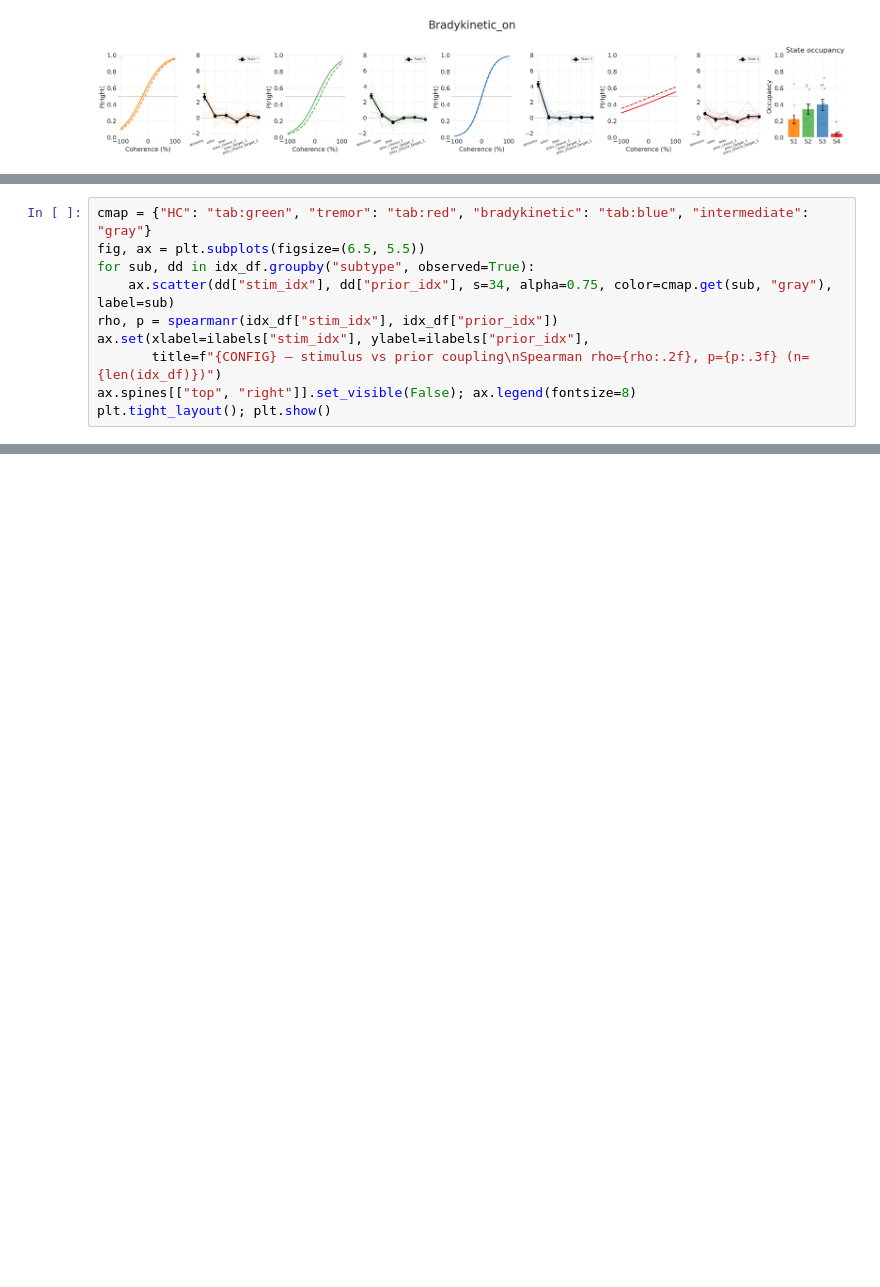
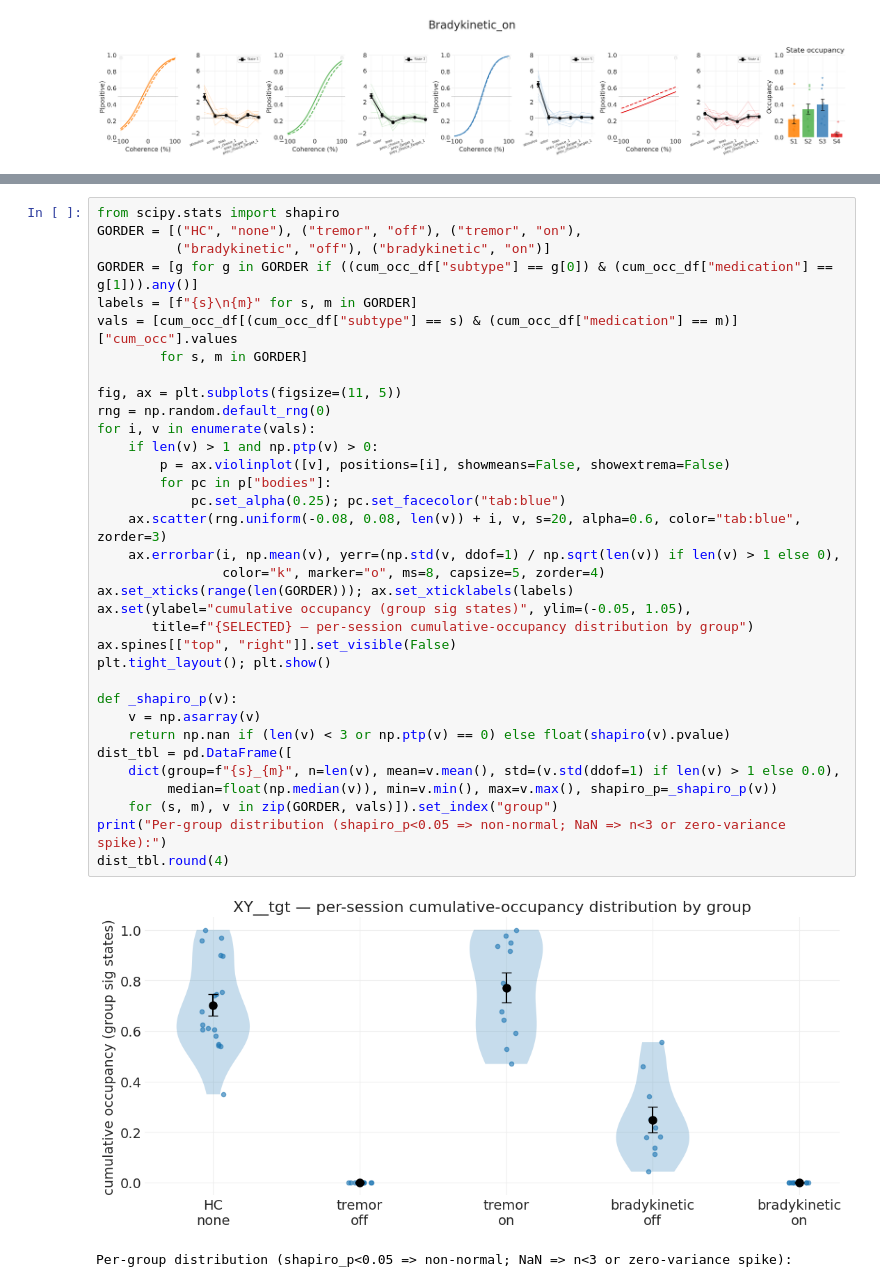
Before and after one commit to vaibrainium/bayesian-priors-in-pd-subtype, a Jupyter notebook: notebooks/6.02-gglm-hmm-shared-selected-model-stats.ipynb, the cells around one changed output, grey strips where cells are left out. Drawn from its saved outputs; the diff is of its cells as text; blank space fills up the shorter version.

```diff
--- a/notebooks/6.02-gglm-hmm-shared-selected-model-stats.ipynb
+++ b/notebooks/6.02-gglm-hmm-shared-selected-model-stats.ipynb
@@ -642,10 +331,0 @@ plt.tight_layout(); plt.show()
-# %%
-cmap = {"HC": "tab:green", "tremor": "tab:red", "bradykinetic": "tab:blue", "intermediate": "gray"}
-fig, ax = plt.subplots(figsize=(6.5, 5.5))
-for sub, dd in idx_df.groupby("subtype", observed=True):
-    ax.scatter(dd["stim_idx"], dd["prior_idx"], s=34, alpha=0.75, color=cmap.get(sub, "gray"), label=sub)
-rho, p = spearmanr(idx_df["stim_idx"], idx_df["prior_idx"])
-ax.set(xlabel=ilabels["stim_idx"], ylabel=ilabels["prior_idx"],
-       title=f"{CONFIG} — stimulus vs prior coupling\nSpearman rho={rho:.2f}, p={p:.3f} (n={len(idx_df)})")
-ax.spines[["top", "right"]].set_visible(False); ax.legend(fontsize=8)
-plt.tight_layout(); plt.show()
@@ -653,0 +467,37 @@ plt.tight_layout(); plt.show()
+# %%
+from scipy.stats import shapiro
+GORDER = [("HC", "none"), ("tremor", "off"), ("tremor", "on"),
+          ("bradykinetic", "off"), ("bradykinetic", "on")]
+GORDER = [g for g in GORDER if ((cum_occ_df["subtype"] == g[0]) & (cum_occ_df["medication"] == g[1])).any()]
+labels = [f"{s}\n{m}" for s, m in GORDER]
+vals = [cum_occ_df[(cum_occ_df["subtype"] == s) & (cum_occ_df["medication"] == m)]["cum_occ"].values
+        for s, m in GORDER]
+
+fig, ax = plt.subplots(figsize=(11, 5))
+rng = np.random.default_rng(0)
+for i, v in enumerate(vals):
+    if len(v) > 1 and np.ptp(v) > 0:
+        p = ax.violinplot([v], positions=[i], showmeans=False, showextrema=False)
+        for pc in p["bodies"]:
+            pc.set_alpha(0.25); pc.set_facecolor("tab:blue")
+    ax.scatter(rng.uniform(-0.08, 0.08, len(v)) + i, v, s=20, alpha=0.6, color="tab:blue", zorder=3)
+    ax.errorbar(i, np.mean(v), yerr=(np.std(v, ddof=1) / np.sqrt(len(v)) if len(v) > 1 else 0),
+                color="k", marker="o", ms=8, capsize=5, zorder=4)
+ax.set_xticks(range(len(GORDER))); ax.set_xticklabels(labels)
+ax.set(ylabel="cumulative occupancy (group sig states)", ylim=(-0.05, 1.05),
+       title=f"{SELECTED} — per-session cumulative-occupancy distribution by group")
+ax.spines[["top", "right"]].set_visible(False)
+plt.tight_layout(); plt.show()
+
+def _shapiro_p(v):
+    v = np.asarray(v)
+    return np.nan if (len(v) < 3 or np.ptp(v) == 0) else float(shapiro(v).pvalue)
+dist_tbl = pd.DataFrame([
+    dict(group=f"{s}_{m}", n=len(v), mean=v.mean(), std=(v.std(ddof=1) if len(v) > 1 else 0.0),
+         median=float(np.median(v)), min=v.min(), max=v.max(), shapiro_p=_shapiro_p(v))
+    for (s, m), v in zip(GORDER, vals)]).set_index("group")
+print("Per-group distribution (shapiro_p<0.05 => non-normal; NaN => n<3 or zero-variance spike):")
+dist_tbl.round(4)
+# %% [output]
+[figure, added]
+Per-group distribution (shapiro_p<0.05 => non-normal; NaN => n<3 or zero-variance spike):
```
Also changed, not shown: parts of 21 cells of this notebook, 4 other files.
